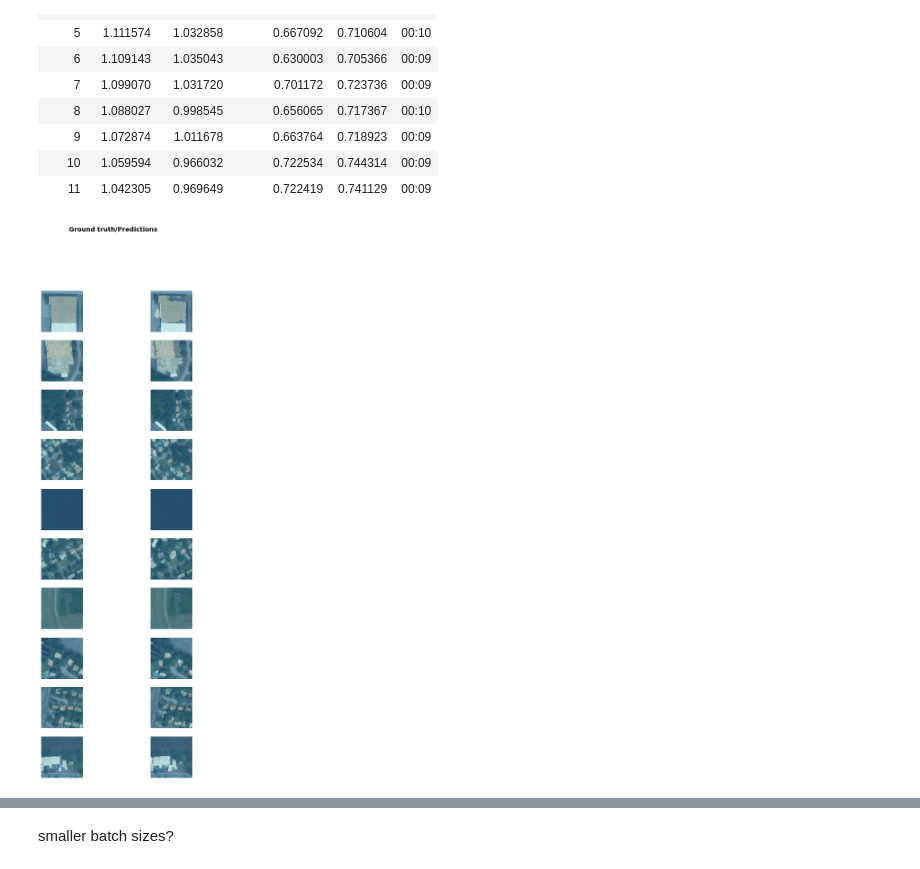
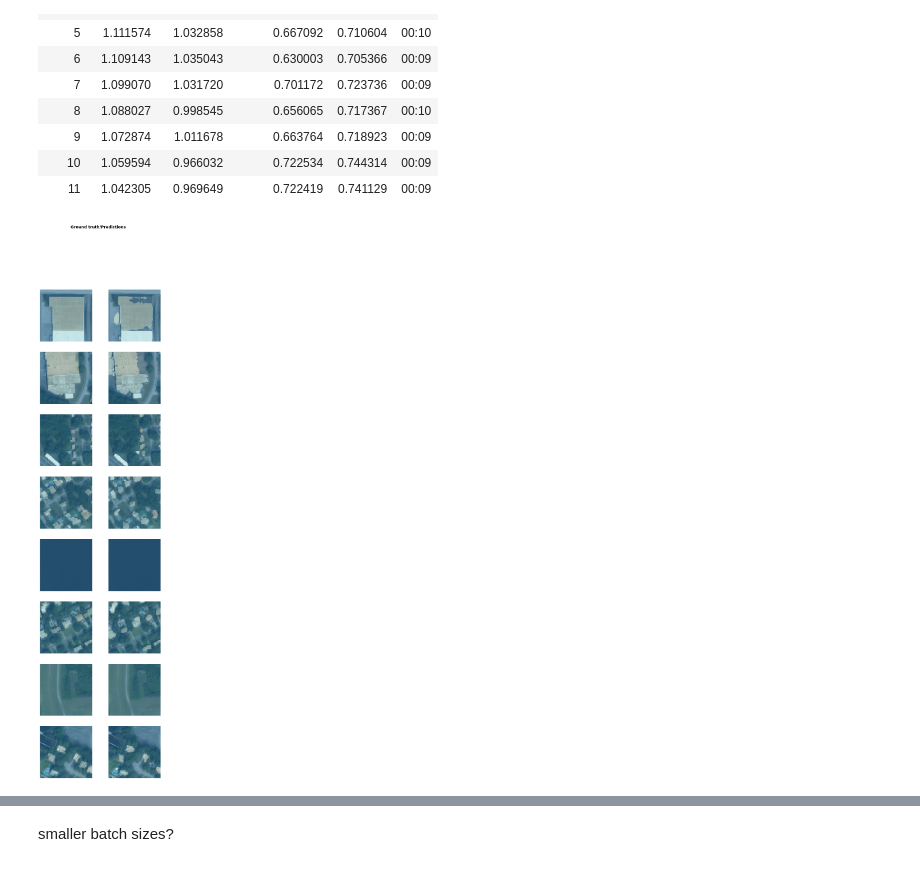
Before and after one commit to wwymak/spacenet-buildings, a Jupyter notebook: improving semantic segmentation.ipynb, the cells around one changed output, grey strips where cells are left out. Saved outputs shown, nothing was run; the diff lists cells and outputs as text; code cells hidden in the pictures.

```diff
--- a/improving semantic segmentation.ipynb
+++ b/improving semantic segmentation.ipynb
@@ -262,6 +254,6 @@ learn.fit_one_cycle(12, lrs, pct_start=0.8)
 # %%
 learn.save('lovaz-loss-stage2-ignore-none')
 # %%
-learn.show_results(rows=10, figsize=(8,20))
+learn.show_results(rows=8)
 # %% [output]
-[figure, old version]
+[figure, new version]
```
Also changed, not shown: parts of 12 cells of this notebook, 2 other files.
